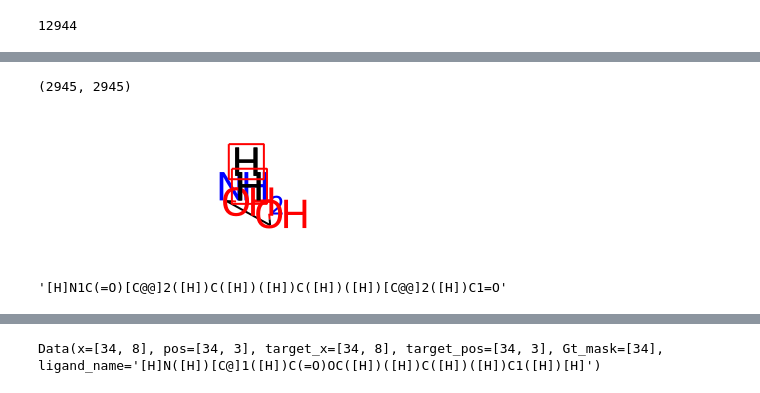
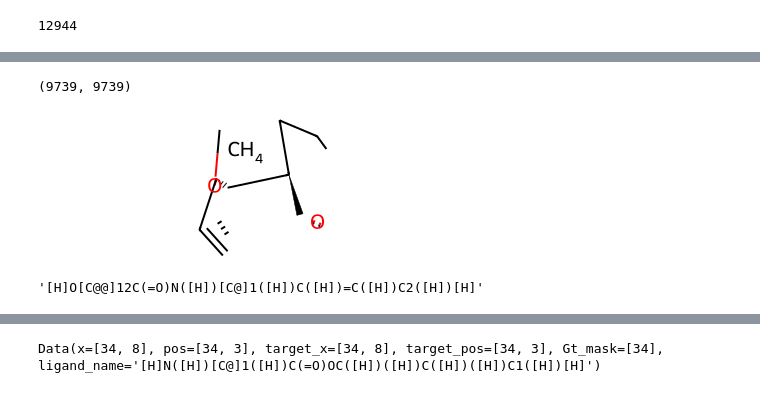
Before and after one commit to conghaowang/PP2Drug, a Jupyter notebook: src/notebooks/pp_matching.ipynb, the cells around one changed output, grey strips where cells are left out. Saved outputs shown, nothing was run; the diff lists cells and outputs as text; code cells hidden in the pictures.

```diff
--- a/src/notebooks/pp_matching.ipynb
+++ b/src/notebooks/pp_matching.ipynb
@@ -29,6 +31,6 @@ from data_processing.utils import sample_probability
 from script_utils import load_qm9_data
 # %%
-generated_path = '../lightning_logs/vp_bridge_QM9Dataset_2024-05-17_23_03_34.500685/reconstructed_mols'
+generated_path = '../lightning_logs/vp_bridge_egnn_QM9Dataset_2024-05-22_19_48_30.573332/reconstructed_mols'
 # %% [markdown]
 ## some mols in qm9 dataset have same smiles
 - smiles can not be used as the unique identifier of the mol
@@ -38,18 +48,18 @@ raw_path = '../../data/qm9/raw/gdb9.sdf'
 with open('../../data/qm9/raw/uncharacterized.txt', 'r') as f:
     skip = [int(x.split()[0]) - 1 for x in f.read().split('\n')[9:-2]]
 # %%
-suppl = Chem.SDMolSupplier(raw_path, removeHs=False)
-ref_mols = []
-smi_mol_map = defaultdict(list)
-skip_num = 0
-for i, rdmol in enumerate(tqdm(suppl)):
-    if i in skip:
-        skip_num += 1
-        continue
+# suppl = Chem.SDMolSupplier(raw_path, removeHs=False)
+# ref_mols = []
+# smi_mol_map = defaultdict(list)
+# skip_num = 0
+# for i, rdmol in enumerate(tqdm(suppl)):
+#     if i in skip:
+#         skip_num += 1
+#         continue
 
-    if rdmol is None:
-        skip_num += 1
-        continue
-    ref_mols.append(rdmol)
-    smi = Chem.MolToSmiles(rdmol)
-    smi_mol_map[smi].append(rdmol)
+#     if rdmol is None:
+#         skip_num += 1
+#         continue
+#     ref_mols.append(rdmol)
+#     smi = Chem.MolToSmiles(rdmol)
+#     smi_mol_map[smi].append(rdmol)
@@ -106,18 +109,18 @@ for file in tqdm(os.listdir(generated_path)):
 # %%
 len(mols), len(gen_map.keys())
 # %% [output]
-(2945, 2945)
+(9739, 9739)
 # %%
-m = mols[1234]
+m = mols[8101]
 m
 # %% [output]
-[figure, old version]
+[figure, new version]
 # %%
 rev_gen_map = {v:k for k, v in gen_map.items()}
 smi = rev_gen_map[m]
 smi
 # %% [output]
-'[H]N1C(=O)[C@@]2([H])C([H])([H])C([H])([H])[C@@]2([H])C1=O'
+'[H]O[C@@]12C(=O)N([H])[C@]1([H])C([H])=C([H])C2([H])[H]'
 # %%
 v = py3Dmol.view()
 v.addModel(open(os.path.join(generated_path, smi+'.sdf')).read())
```
Also changed, not shown: parts of 34 cells of this notebook, 2 other files.
